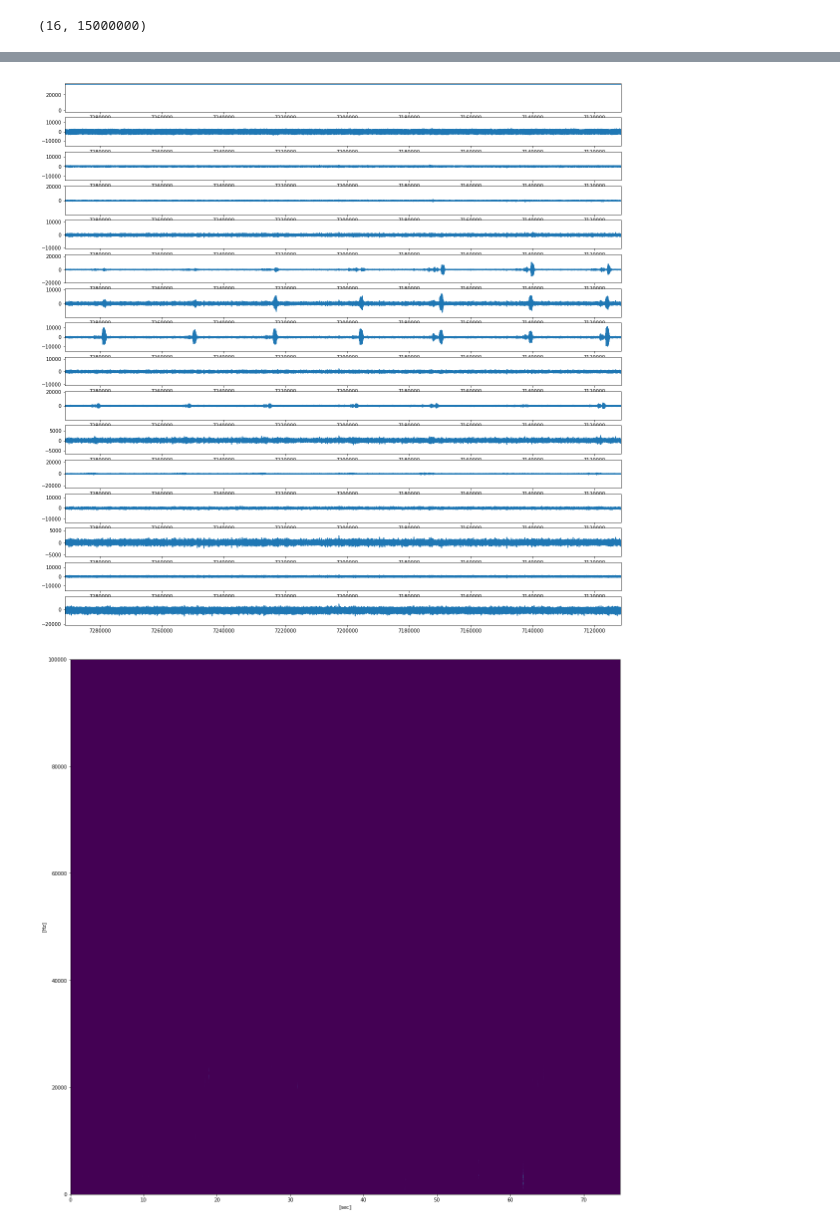
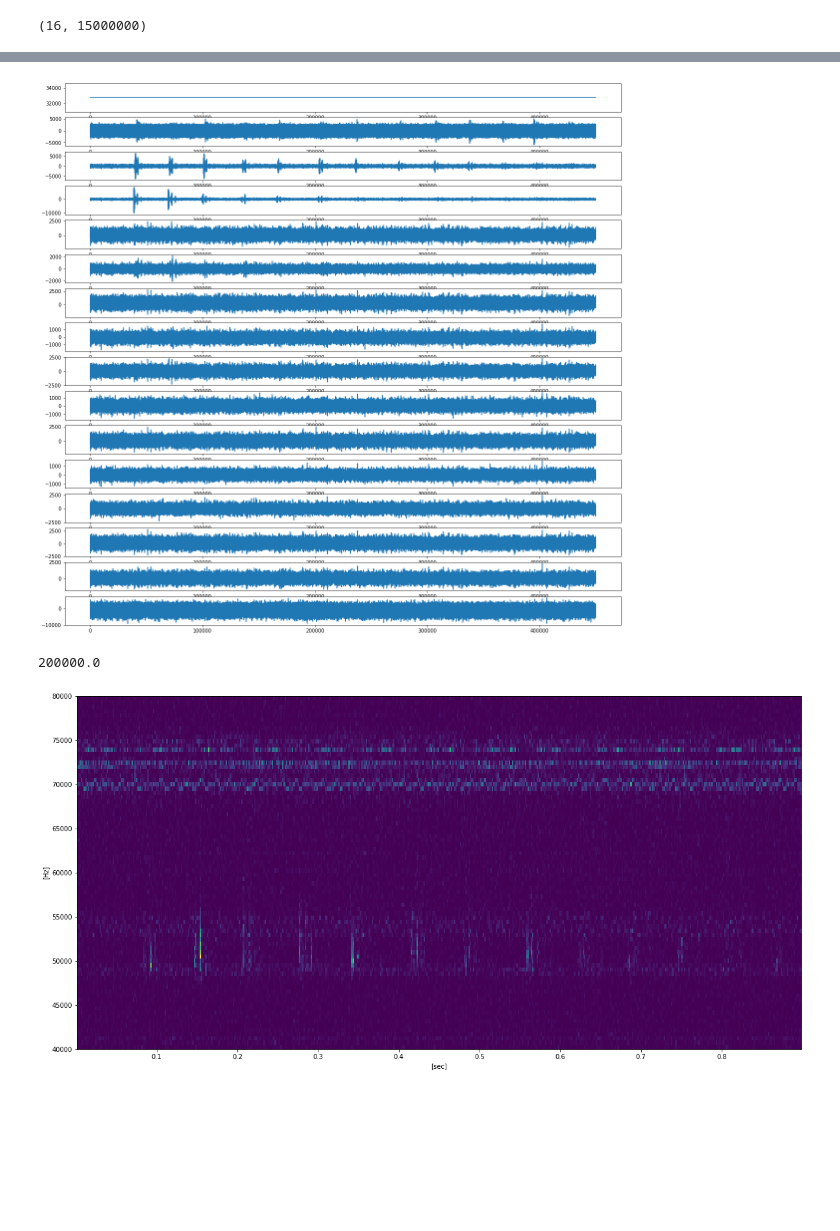
Before and after one commit to cowkami/bat_research, a Jupyter notebook: notebooks/get_pulse_direction.ipynb, the cells around one changed output, grey strips where cells are left out. Saved outputs shown, nothing was run; the diff lists cells and outputs as text; code cells hidden in the pictures; blank space fills up the shorter version.

Commit message:
spectrogram is ok

```diff
--- a/notebooks/get_pulse_direction.ipynb
+++ b/notebooks/get_pulse_direction.ipynb
@@ -45,24 +49,28 @@ plt.show()
 plt.figure(figsize=(20, 20))
 for i in range(16):
     plt.subplot(16, 1, i+1)
-    plt.plot(tracks[i, :])
-
-    plt.xlim([fly_start_ind, fly_end_ind])
+    plt.plot(cropped_tracks[i, :])
 
 plt.show()
 # %% [output]
-[figure, old version]
+[figure, new version]
+# %%
+200e3
+# %% [output]
+200000.0
 # %%
-f1 = 1
-f1 = 20000
-f, t, Sxx = signal.spectrogram(tracks[2, :], sample_freq, nperseg=2**10)
+def convert_spectrogram(audio_tracks, sample_frequency=500e3, ):
+    spectro = []
+    for track in audio_tracks:
+        f, t, Sxx = signal.spectrogram(track, 500e3, nperseg=2**10)
+        spectro.append()
 
-plt.figure(figsize=(20, 20))
+plt.figure(figsize=(20, 10))
 plt.pcolormesh(t, f, Sxx)
 # plt.xlim([7.25, 7.5])
-# plt.ylim([0, 20000])
+plt.ylim([40e3, 80e3])
 plt.xlabel('[sec]')
 plt.ylabel('[Hz]')
 plt.show()
 # %% [output]
-[figure, old version]
+[figure, new version]
```
Also changed, not shown: parts of 11 cells of this notebook.
